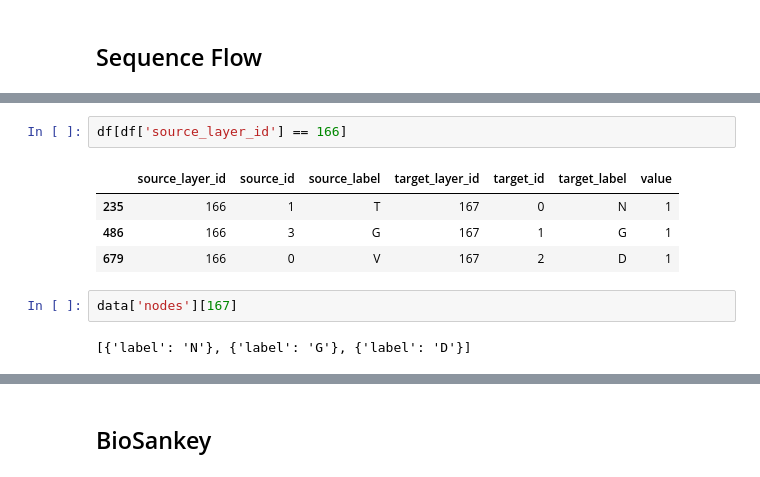
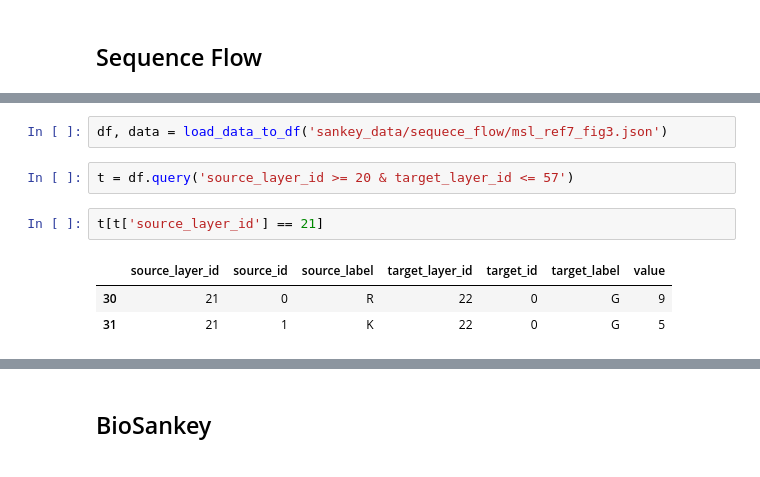
Before and after one commit to juni-schindler/OmicsSankey, a Jupyter notebook: example/preprocess.ipynb, the cells around one changed output, grey strips where cells are left out. Cells and saved outputs as stored; diff of their text form.

```diff
--- a/example/preprocess.ipynb
+++ b/example/preprocess.ipynb
@@ -162,11 +156,10 @@ nan
-# %%
-df[df['source_layer_id'] == 166]
-# %% [output]
-|  | source_layer_id | source_id | source_label | target_layer_id | target_id | target_label | value |
-| 235 | 166 | 1 | T | 167 | 0 | N | 1 |
-| 486 | 166 | 3 | G | 167 | 1 | G | 1 |
-| 679 | 166 | 0 | V | 167 | 2 | D | 1 |
 # %%
-data['nodes'][167]
+df, data = load_data_to_df('sankey_data/sequece_flow/msl_ref7_fig3.json')
-# %% [output]
-[{'label': 'N'}, {'label': 'G'}, {'label': 'D'}]
+# %%
+t = df.query('source_layer_id >= 20 & target_layer_id <= 57')
+# %%
+t[t['source_layer_id'] == 21]
+# %% [output]
+|  | source_layer_id | source_id | source_label | target_layer_id | target_id | target_label | value |
+| 30 | 21 | 0 | R | 22 | 0 | G | 9 |
+| 31 | 21 | 1 | K | 22 | 0 | G | 5 |
```
Also changed, not shown: parts of 4 cells of this notebook, 12 other files.
